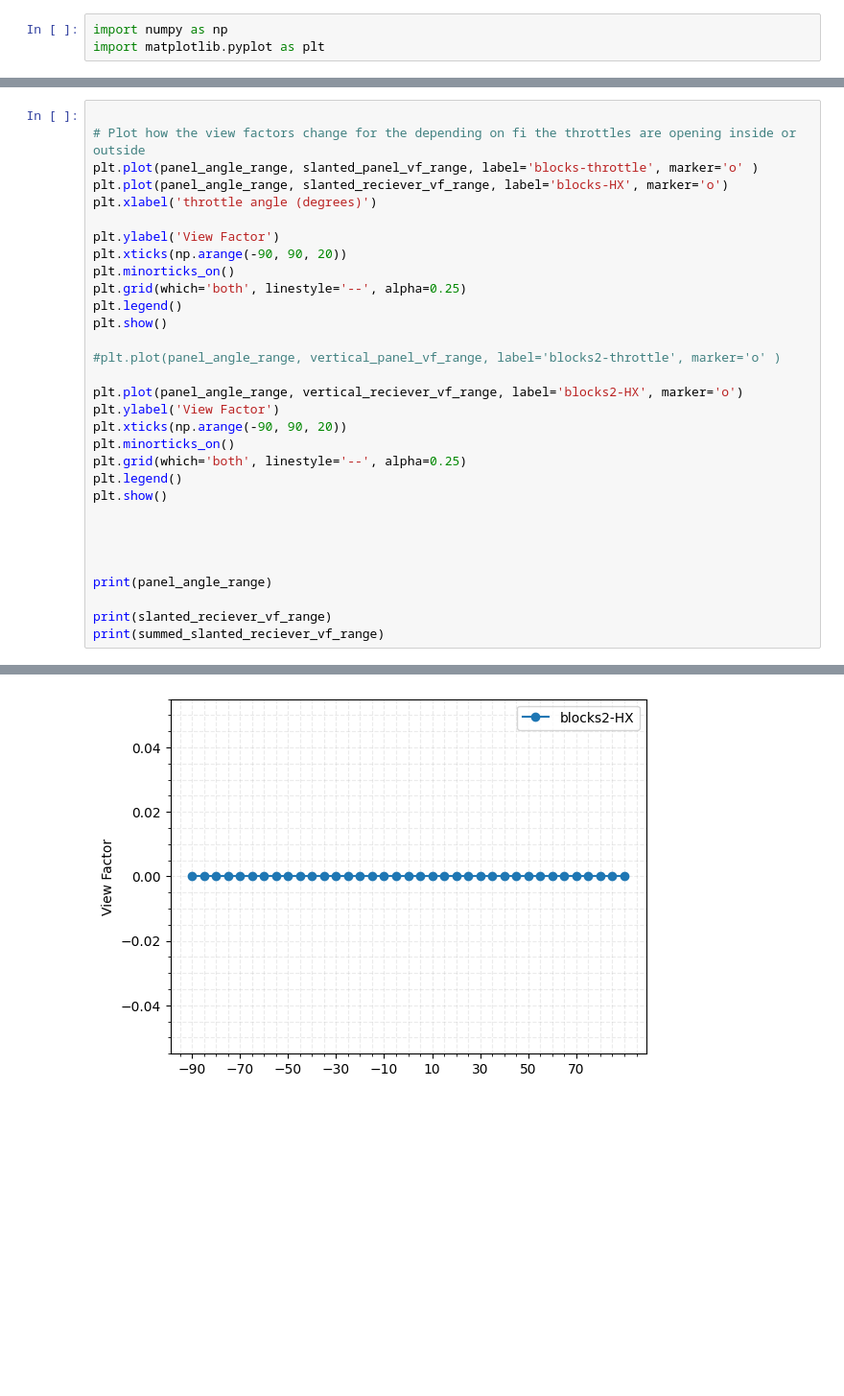
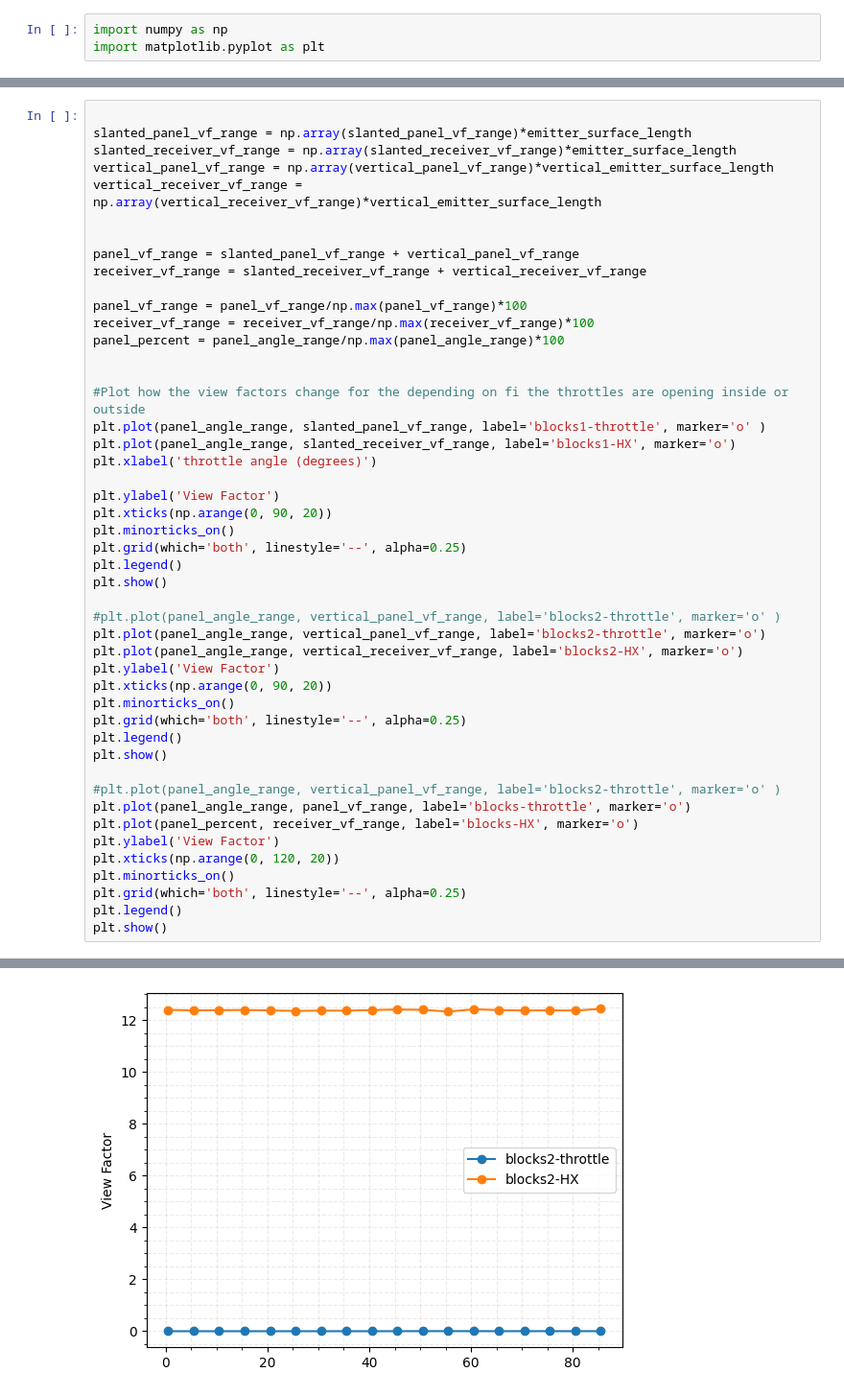
Before and after one commit to gagan-antora/operation, a Jupyter notebook: throttle-view-factor.ipynb, the cells around one changed output, grey strips where cells are left out. Shown at 96% size. Saved outputs shown, nothing was run; the diff lists cells and outputs as text; blank space fills up the shorter version.

```diff
--- a/throttle-view-factor.ipynb
+++ b/throttle-view-factor.ipynb
@@ -225,32 +292,48 @@ Max blocks-HX Box VF: 0.13048934261982617
 # %%
 
-# Plot how the view factors change for the depending on fi the throttles are opening inside or outside
-plt.plot(panel_angle_range, slanted_panel_vf_range, label='blocks-throttle', marker='o' )
-plt.plot(panel_angle_range, slanted_reciever_vf_range, label='blocks-HX', marker='o')
+slanted_panel_vf_range = np.array(slanted_panel_vf_range)*emitter_surface_length
+slanted_receiver_vf_range = np.array(slanted_receiver_vf_range)*emitter_surface_length
+vertical_panel_vf_range = np.array(vertical_panel_vf_range)*vertical_emitter_surface_length
+vertical_receiver_vf_range = np.array(vertical_receiver_vf_range)*vertical_emitter_surface_length
+
+
+panel_vf_range = slanted_panel_vf_range + vertical_panel_vf_range
+receiver_vf_range = slanted_receiver_vf_range + vertical_receiver_vf_range
+
+panel_vf_range = panel_vf_range/np.max(panel_vf_range)*100
+receiver_vf_range = receiver_vf_range/np.max(receiver_vf_range)*100
+panel_percent = panel_angle_range/np.max(panel_angle_range)*100
+
+
+#Plot how the view factors change for the depending on fi the throttles are opening inside or outside
+plt.plot(panel_angle_range, slanted_panel_vf_range, label='blocks1-throttle', marker='o' )
+plt.plot(panel_angle_range, slanted_receiver_vf_range, label='blocks1-HX', marker='o')
 plt.xlabel('throttle angle (degrees)')
 
 plt.ylabel('View Factor')
-plt.xticks(np.arange(-90, 90, 20))
+plt.xticks(np.arange(0, 90, 20))
 plt.minorticks_on()
 plt.grid(which='both', linestyle='--', alpha=0.25)
 plt.legend()
 plt.show()
 
 #plt.plot(panel_angle_range, vertical_panel_vf_range, label='blocks2-throttle', marker='o' )
-
-plt.plot(panel_angle_range, vertical_reciever_vf_range, label='blocks2-HX', marker='o')
+plt.plot(panel_angle_range, vertical_panel_vf_range, label='blocks2-throttle', marker='o')
+plt.plot(panel_angle_range, vertical_receiver_vf_range, label='blocks2-HX', marker='o')
 plt.ylabel('View Factor')
-plt.xticks(np.arange(-90, 90, 20))
+plt.xticks(np.arange(0, 90, 20))
 plt.minorticks_on()
 plt.grid(which='both', linestyle='--', alpha=0.25)
 plt.legend()
 plt.show()
 
-
-
-
-print(panel_angle_range)
-
-print(slanted_reciever_vf_range)
-print(summed_slanted_reciever_vf_range)
+#plt.plot(panel_angle_range, vertical_panel_vf_range, label='blocks2-throttle', marker='o' )
+plt.plot(panel_angle_range, panel_vf_range, label='blocks-throttle', marker='o')
+plt.plot(panel_percent, receiver_vf_range, label='blocks-HX', marker='o')
+plt.ylabel('View Factor')
+plt.xticks(np.arange(0, 120, 20))
+plt.minorticks_on()
+plt.grid(which='both', linestyle='--', alpha=0.25)
+plt.legend()
+plt.show()
 # %% [output]
@@ -258 +341 @@ print(summed_slanted_reciever_vf_range)
-[figure, old version]
+[figure, new version]
```
Also changed, not shown: parts of 7 cells of this notebook.
